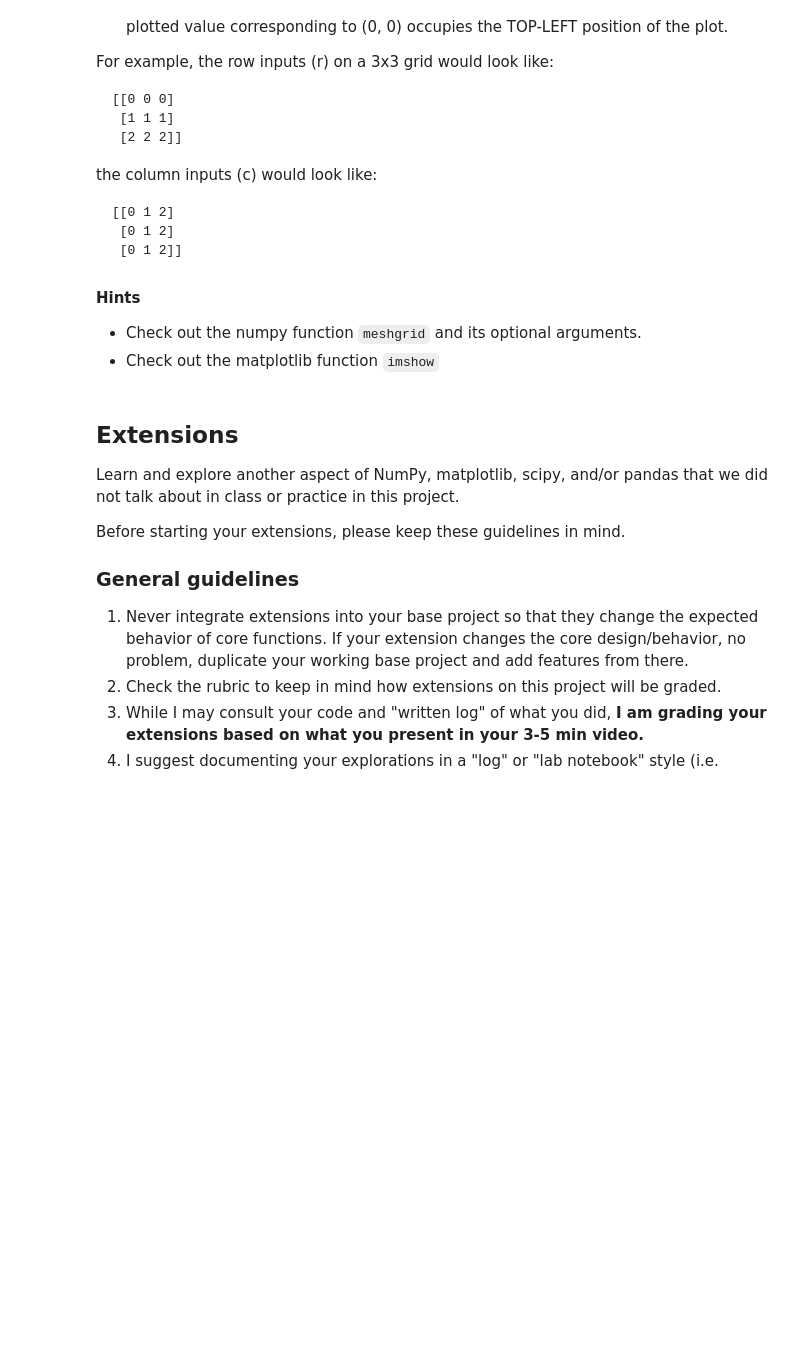
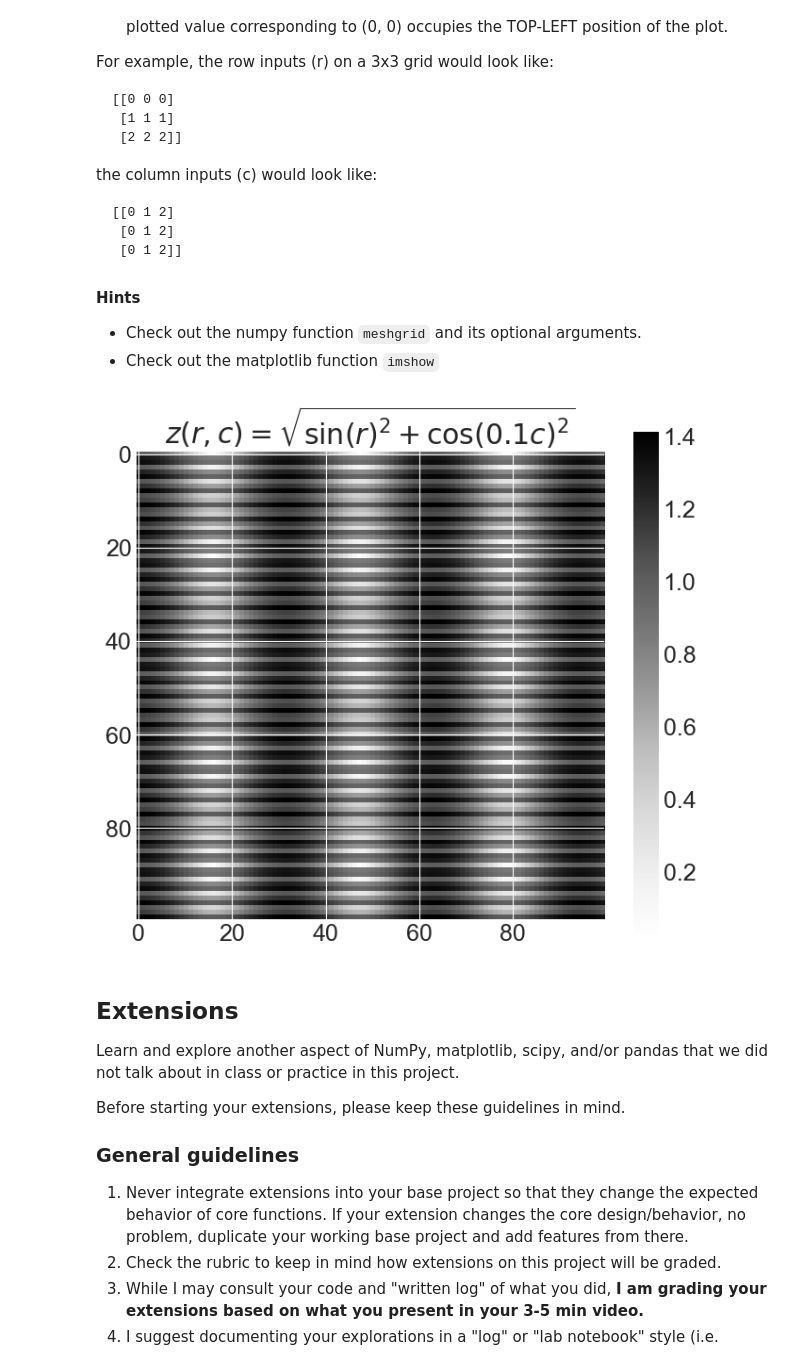
Before and after one commit to djluci/NeuralNetworks, a Jupyter notebook: Project0_ScientificPython/sci_python.ipynb, the cells around one changed output. Cells and saved outputs as stored; diff of their text form; code cells hidden in the pictures; blank space fills up the shorter version.

```diff
--- a/Project0_ScientificPython/sci_python.ipynb
+++ b/Project0_ScientificPython/sci_python.ipynb
@@ -555,3 +699,19 @@ the column inputs (c) would look like:
+# %%
+# YOUR CODE HERE
+
+r = np.arange(100)
+c = np.arange(100)
+C, R = np.meshgrid(c, r, indexing='xy')
+
+z = np.sqrt(np.sin(R)**2 + np.cos(0.1 * C)**2)
+
+plt.figure(figsize=(8, 7))
+plt.imshow(z, origin='upper')
+plt.title(r'$z(r,c)=\sqrt{\sin(r)^2+\cos(0.1c)^2}$')
+plt.colorbar()
+plt.show()
+# %% [output]
+[figure, added]
 # %% [markdown]
 ## Extensions
 
```
Also changed, not shown: parts of 29 cells of this notebook.
